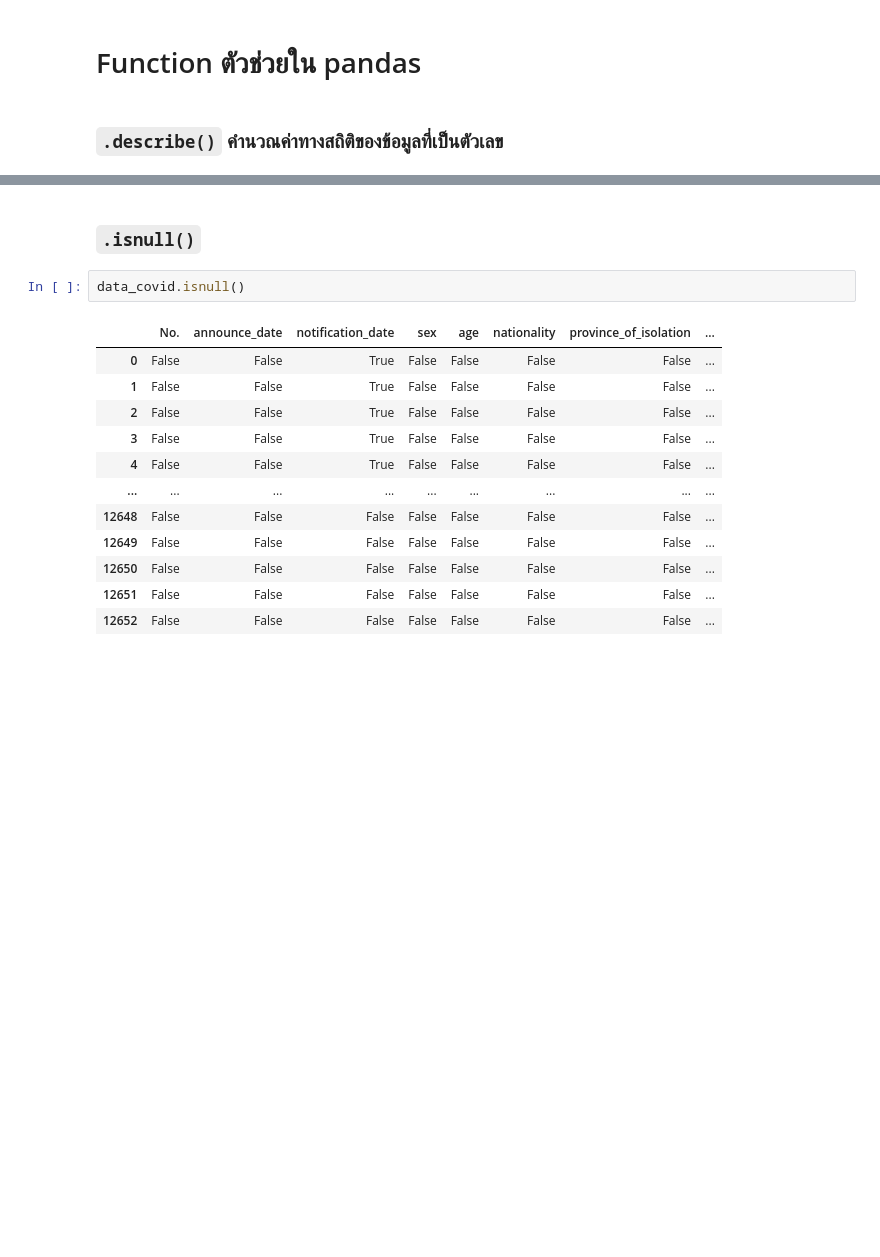
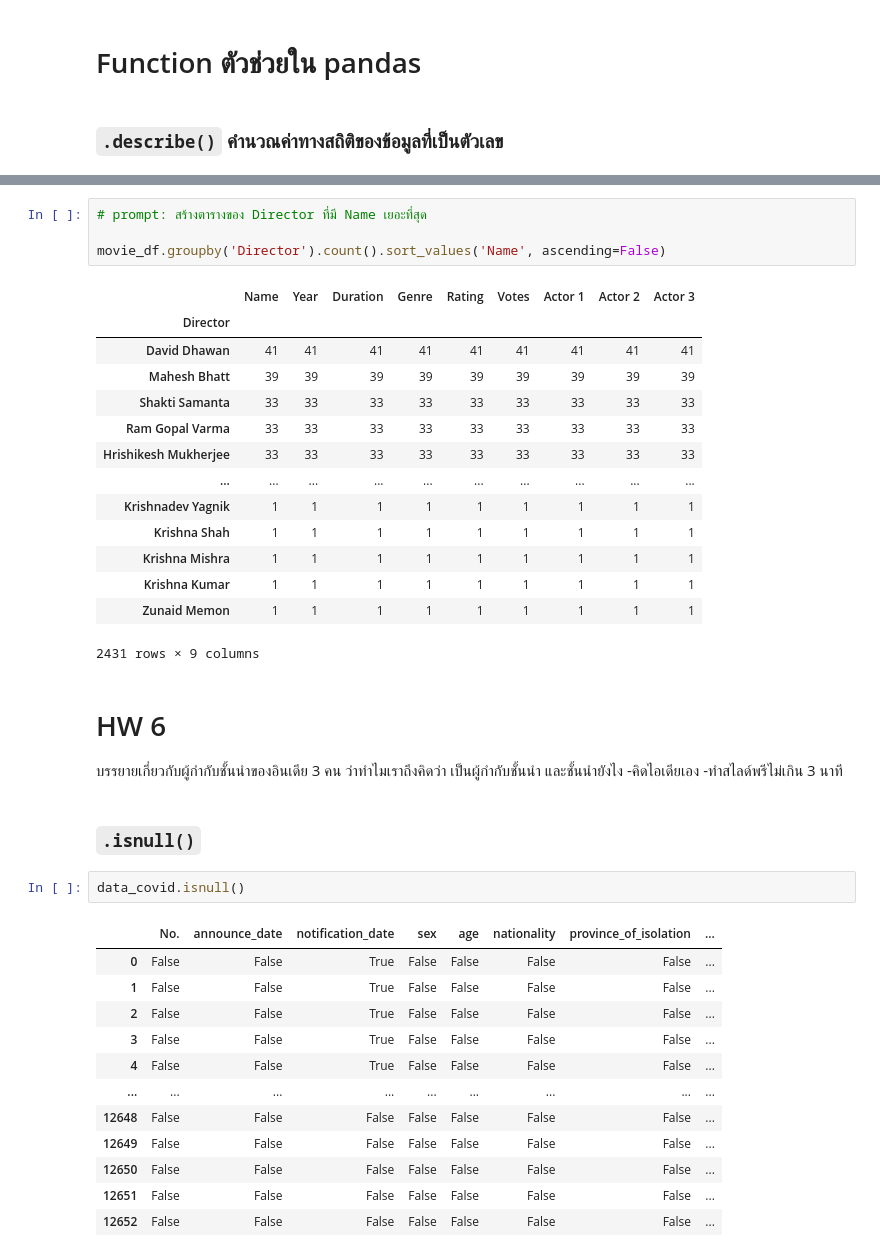
Before and after one commit to pingping-0606/Python_dataviz2024, a Jupyter notebook: Pandas_101.ipynb, the cells around one changed output, grey strips where cells are left out. Saved outputs shown, nothing was run; the diff lists cells and outputs as text; blank space fills up the shorter version.

````diff
--- a/Pandas_101.ipynb
+++ b/Pandas_101.ipynb
@@ -816,3 +830,27 @@ data_covid[data_covid['sex']=='ชาย']['age'].mean()
+# %%
+# prompt: สร้างตารางของ Director ที่มี Name เยอะที่สุด
+
+movie_df.groupby('Director').count().sort_values('Name', ascending=False)
+# %% [output]
+|  | Name | Year | Duration | Genre | Rating | Votes | Actor 1 | Actor 2 | Actor 3 |
+| Director |  |  |  |  |  |  |  |  |  |
+| David Dhawan | 41 | 41 | 41 | 41 | 41 | 41 | 41 | 41 | 41 |
+| Mahesh Bhatt | 39 | 39 | 39 | 39 | 39 | 39 | 39 | 39 | 39 |
+| Shakti Samanta | 33 | 33 | 33 | 33 | 33 | 33 | 33 | 33 | 33 |
+| Ram Gopal Varma | 33 | 33 | 33 | 33 | 33 | 33 | 33 | 33 | 33 |
+| Hrishikesh Mukherjee | 33 | 33 | 33 | 33 | 33 | 33 | 33 | 33 | 33 |
+| ... | ... | ... | ... | ... | ... | ... | ... | ... | ... |
+| Krishnadev Yagnik | 1 | 1 | 1 | 1 | 1 | 1 | 1 | 1 | 1 |
+| Krishna Shah | 1 | 1 | 1 | 1 | 1 | 1 | 1 | 1 | 1 |
+| Krishna Mishra | 1 | 1 | 1 | 1 | 1 | 1 | 1 | 1 | 1 |
+| Krishna Kumar | 1 | 1 | 1 | 1 | 1 | 1 | 1 | 1 | 1 |
+| Zunaid Memon | 1 | 1 | 1 | 1 | 1 | 1 | 1 | 1 | 1 |
+2431 rows × 9 columns
+# %% [markdown]
+# HW 6
+บรรยายเกี่ยวกับผู้กำกับชั้นนำของอินเดีย 3 คน ว่าทำไมเราถึงคิดว่า เป็นผู้กำกับชั้นนำ และชั้นนำยังไง
+-คิดไอเดียเอง
+-ทำสไลด์พรีไม่เกิน 3 นาที
 # %% [markdown]
 ### ```.isnull()```
 # %%
````
Also changed, not shown: parts of 20 cells of this notebook.
